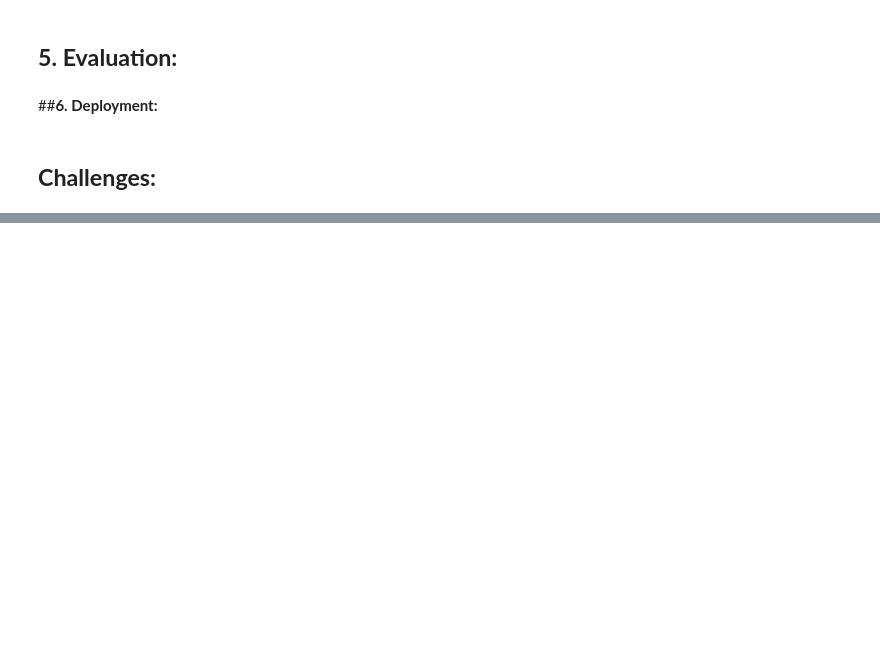
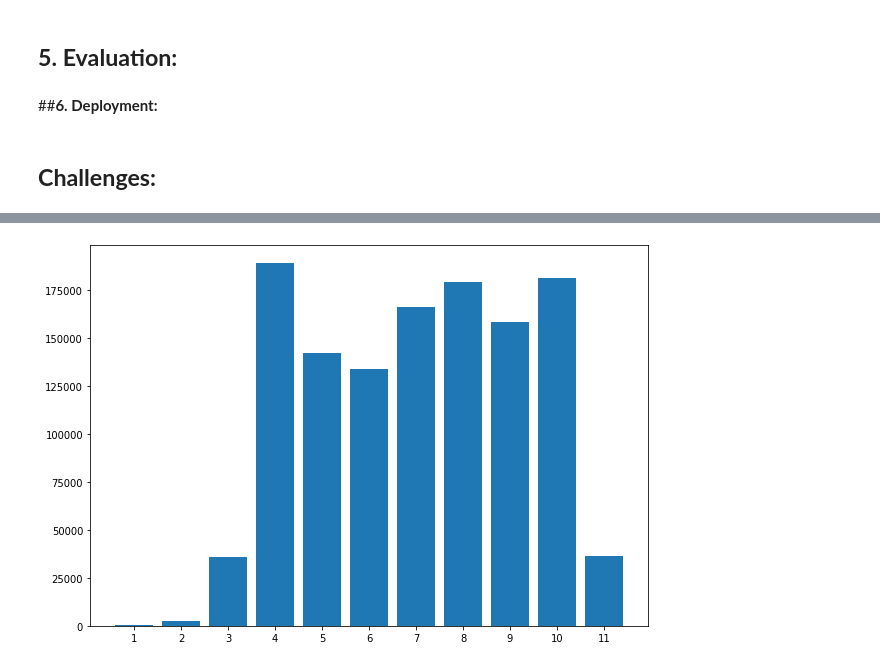
Before and after one commit to raulFuzita/cct_data_visualisation_communication, a Jupyter notebook: DVC_CA_Marina.ipynb, the cells around one changed output, grey strips where cells are left out. Drawn from its saved outputs; the diff is of its cells as text; code cells hidden in the pictures; blank space fills up the shorter version.

```diff
--- a/DVC_CA_Marina.ipynb
+++ b/DVC_CA_Marina.ipynb
@@ -173,0 +496,11 @@ The Covid situation is a very sensitive topic and every nation has dealt with it
+# %%
+month_cd = df.groupby(['Date.Month'], as_index=False).agg({
+    'Data.Cases':'sum',
+    'Data.Deaths':'sum'
+})
+# %%
+plt.figure(figsize =(10, 7))
+plt.bar(month_cd['Date.Month'], month_cd['Data.Deaths'], tick_label=(month_cd.index+1))
+plt.show()
+# %% [output]
+[figure, added]
```
Also changed, not shown: parts of 65 cells of this notebook.
